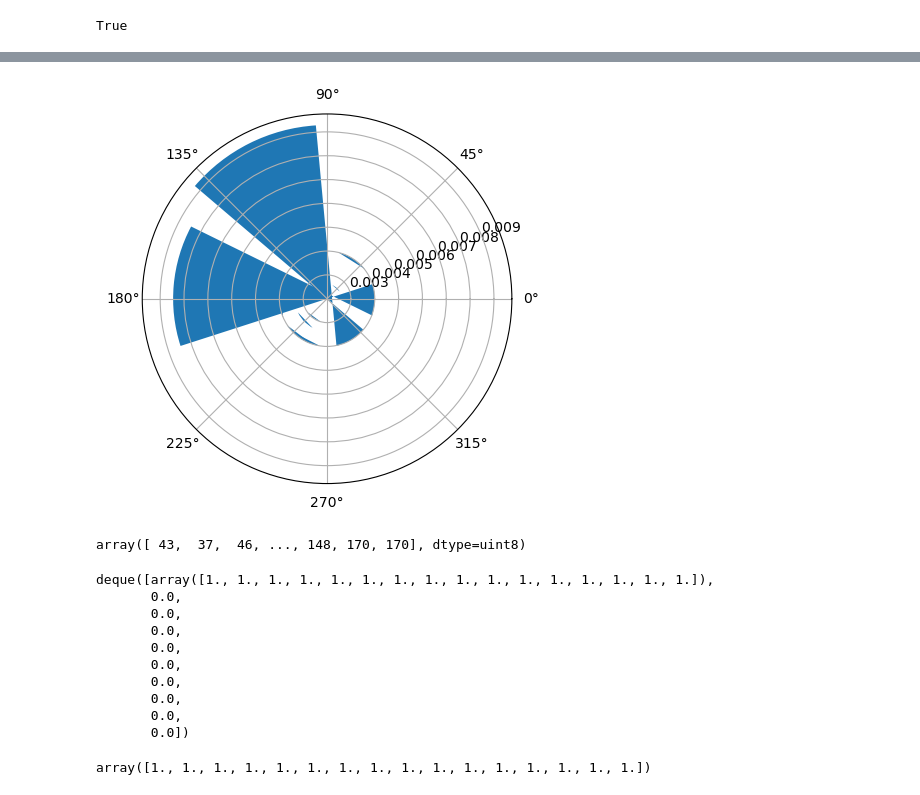
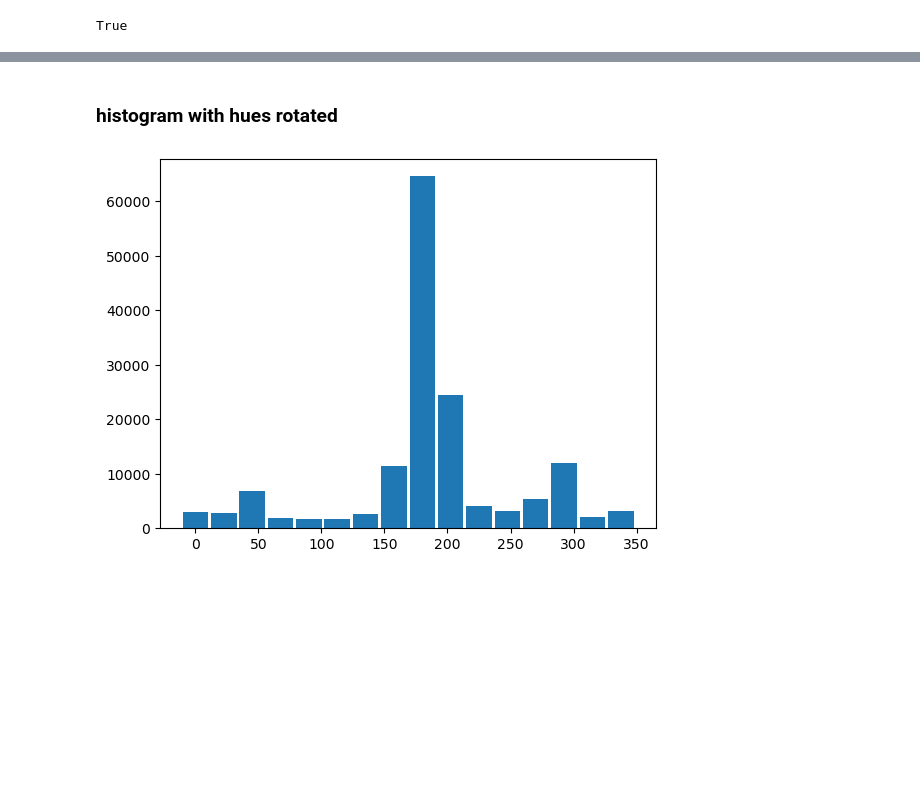
Before and after one commit to PerForm-Lab-RIT/retinal_flow_toolkit, a Jupyter notebook: sandbox/overlay_gaze/calculate_mag_1.ipynb, the cells around one changed output, grey strips where cells are left out. Drawn from its saved outputs; the diff is of its cells as text; code cells hidden in the pictures; blank space fills up the shorter version.

```diff
--- a/sandbox/overlay_gaze/calculate_mag_1.ipynb
+++ b/sandbox/overlay_gaze/calculate_mag_1.ipynb
@@ -101,33 +110,13 @@ plt.bar(bins[:-1], height=counts, width=.9*(bins[1]-bins[0]));
-# %%
-ax = plt.subplot(111, polar=True)
-bars = ax.bar(bins[:-1], counts, bottom=0.0)
-ax.set_ylim(.002)
-plt.show()
-# %% [output]
-[figure, removed]
-# %%
-hue_flat
-# %% [output]
-array([ 43,  37,  46, ..., 148, 170, 170], dtype=uint8)
-# %%
-from collections import deque
-
-buffer_len = 10
-counts = deque(np.zeros(16), buffer_len)
-counts.appendleft(np.ones(16))
-counts
-# %% [output]
-deque([array([1., 1., 1., 1., 1., 1., 1., 1., 1., 1., 1., 1., 1., 1., 1., 1.]),
-       0.0,
-       0.0,
-       0.0,
-       0.0,
-       0.0,
-       0.0,
-       0.0,
-       0.0,
-       0.0])
-# %%
-np.ones(16)
-# %% [output]
-array([1., 1., 1., 1., 1., 1., 1., 1., 1., 1., 1., 1., 1., 1., 1., 1.])
+# %% [markdown]
+### histogram with hues rotated
+# %%
+hue_flat = h.flatten()
+hue_flat = hue_flat[hue_flat>0] * 2.0
+hue_flat = hue_flat + 180
+hue_flat[hue_flat>360] = hue_flat[hue_flat>360] - 360
+
+
+flat_counts, bins = np.histogram(hue_flat, hist_params[0], (hist_params[1], hist_params[2]));
+plt.bar(bins[:-1], height=flat_counts, width=.9*(bins[1]-bins[0]));
+# %% [output]
+[figure, added]
```
Also changed, not shown: parts of 23 cells of this notebook, 5 other files.
